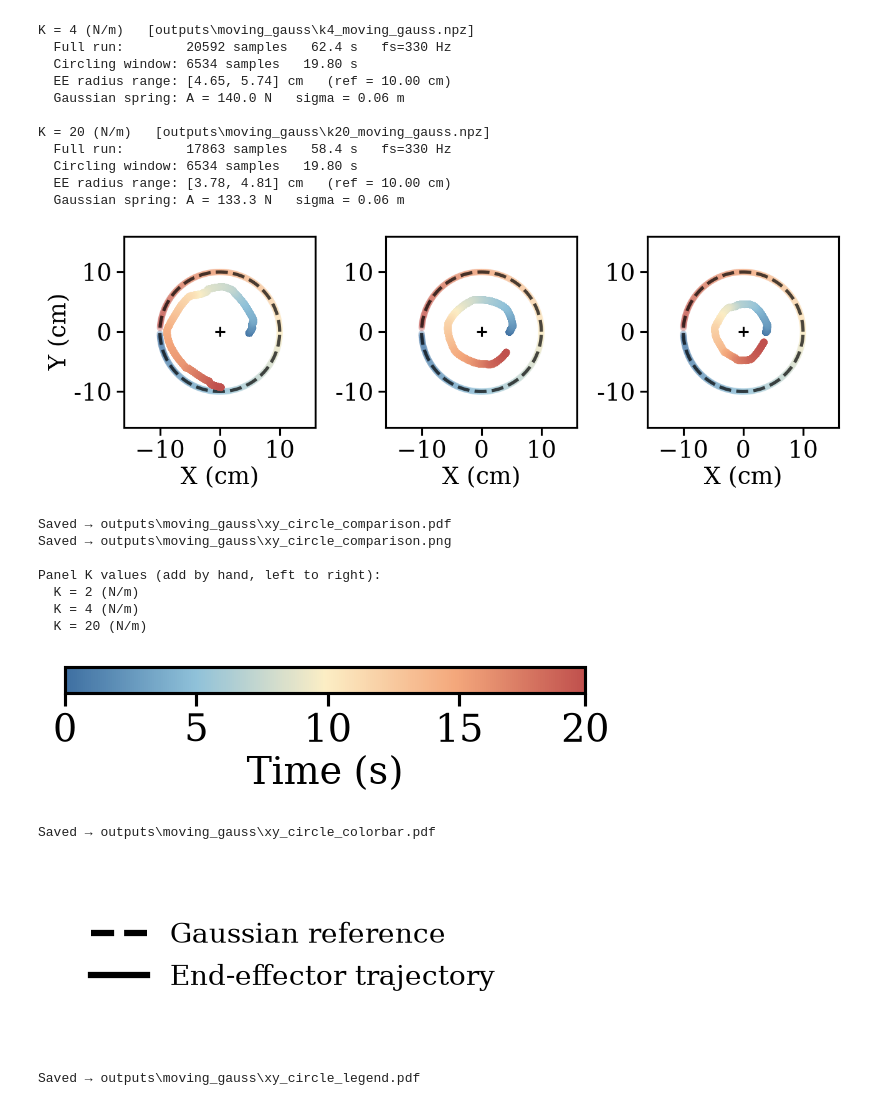
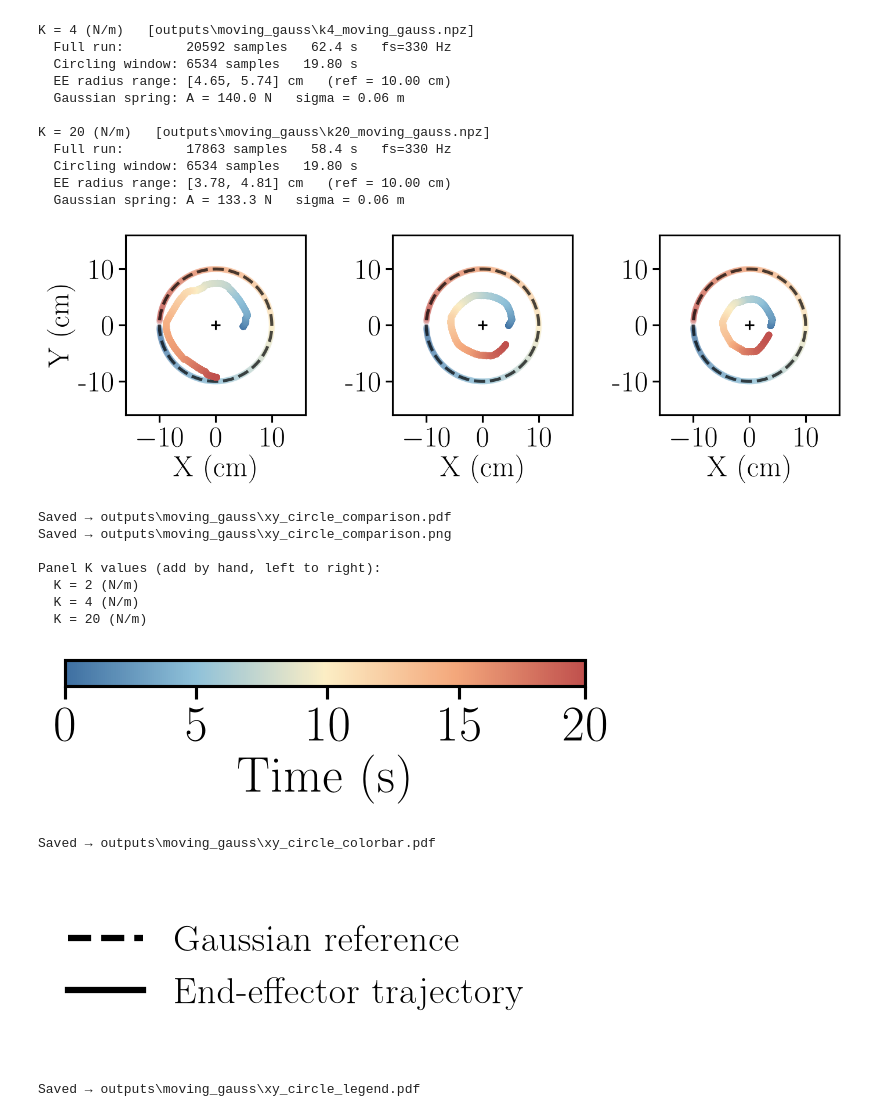
Before and after one commit to CREATE-Lab-EPFL/SoftVMC, a Jupyter notebook: GaussianElement/plot_gauss_moving_gauss.ipynb, the cells around one changed output. Drawn from its saved outputs; the diff is of its cells as text; code cells hidden in the pictures.

```diff
--- a/GaussianElement/plot_gauss_moving_gauss.ipynb
+++ b/GaussianElement/plot_gauss_moving_gauss.ipynb
@@ -3,13 +3,14 @@ import sys, os
 sys.path.insert(0, os.path.abspath('..'))
 from matplotlib.colors import LinearSegmentedColormap
 import matplotlib.pyplot as plt
-from plot_config import COLORS, FIG_W_SINGLE, FIG_W_DOUBLE, PASTEL_CMAP, set_font_size
+from plot_config import COLORS, FIG_W_SINGLE, FIG_W_DOUBLE, PASTEL_CMAP, set_font_size, make_square_panel_row
 GRID = False
-FONT_SIZE = 18
+# Font size + family (LaTeX Computer Modern Roman, via plot_config.mplstyle's
+# default text.usetex=True) match plot_gauss_fixed_gauss.ipynb's companion
+# figure exactly -- no local usetex/font.family override here any more.
+FONT_SIZE = 24
 LEGEND_FONT_SIZE = FONT_SIZE * 0.75  # change to resize legend text only
 set_font_size(FONT_SIZE, LEGEND_FONT_SIZE)
-plt.rcParams['text.usetex'] = False
-plt.rcParams['font.family'] = 'DejaVu Serif'
 
 # Warmer/more saturated time-axis colormap, local to this notebook only --
 # PASTEL_CMAP (plot_config.py) stays the repo-wide default so other figures
@@ -176,65 +177,55 @@ K = 20 (N/m)   [outputs\moving_gauss\k20_moving_gauss.npz]
 # %%
 
 # ---- size / aspect for THIS graph only ----
-# Match plot_gauss_fixed_gauss.ipynb's TOTAL figure width (9in) -- that's
-# what keeps the 18pt font reading the same size across the two companion
-# figures, not equal per-panel width.
-#
-# constrained_layout couldn't actually deliver a small, controllable gap here:
-# each panel is forced aspect='equal' (a square, side fixed by the panel
-# height), and since the 9in total width is wider than N squares + margins,
-# constrained_layout dumps ALL of that leftover width into the inter-panel
-# gap regardless of the wspace/w_pad settings (measured ~1.08in gap even with
-# both cranked to ~0, for N=2). So this figure is laid out by hand instead:
-# pick the gap directly (in inches, genuinely tunable), derive the square
-# panel side from what's left, and place every axes with fig.add_axes.
-W_IN = 9.0    # in -- total figure width, matches plot_gauss_fixed_gauss.ipynb
-GAP  = 0.75   # in -- TUNE THIS: physical gap between adjacent panels
+# Font size/family now match plot_gauss_fixed_gauss.ipynb's companion figure
+# exactly (FONT_SIZE=24, LaTeX Computer Modern Roman, set in the setup cell
+# above) -- their figure widths don't need to match each other (that's a
+# single 6in-wide posture plot, this is a 3-square-panel row; the old comment
+# claiming a shared 9in width was wrong -- fixed_gauss has no 9in figure).
+# Margins/gap below are re-tuned from the previous 18pt version, scaled up
+# for the bigger font. Panels are laid out by make_square_panel_row
+# (plot_config.py) -- see its docstring for why constrained_layout can't
+# deliver a controllable gap for forced-square (aspect='equal') panels.
+W_IN = 10.0   # in -- total figure width
+GAP  = 1.0    # in -- TUNE THIS: physical gap between adjacent panels
 
-LEFT_MARGIN   = 1.2  # in -- room for the left panel's y-label + tick numbers
-RIGHT_MARGIN  = 0.15  # in -- breathing room after the right panel
-BOTTOM_MARGIN = 0.80  # in -- room for x-label + tick numbers (all panels)
-TOP_MARGIN    = 0.10  # in -- breathing room above the panels
+LEFT_MARGIN   = 1.6   # in -- room for the left panel's y-label + tick numbers
+RIGHT_MARGIN  = 0.2   # in -- breathing room after the right panel
+BOTTOM_MARGIN = 1.05  # in -- room for x-label + tick numbers (all panels)
+TOP_MARGIN    = 0.15  # in -- breathing room above the panels
 
 N_PANELS = len(files)  # generalized for the extra middle-K panel
-S    = (W_IN - LEFT_MARGIN - RIGHT_MARGIN - (N_PANELS - 1) * GAP) / N_PANELS  # in -- side of each square panel
-H_IN = S + BOTTOM_MARGIN + TOP_MARGIN
-
-fig = plt.figure(figsize=(W_IN, H_IN))
-axes = [
-    fig.add_axes([(LEFT_MARGIN + i * (S + GAP)) / W_IN, BOTTOM_MARGIN / H_IN, S / W_IN, S / H_IN])
-    for i in range(N_PANELS)
-]
+fig, axes = make_square_panel_row(N_PANELS, W_IN, GAP, LEFT_MARGIN, RIGHT_MARGIN, BOTTOM_MARGIN, TOP_MARGIN)
 
 last_lc = None
 t_max = 0.0
 
 for i, (ax, (title, path)) in enumerate(zip(axes, files.items())):
     t, ee_xy, gauss_xy = load_circle_window(path)
     lc = draw_panel(ax, t, ee_xy, gauss_xy, title, show_ylabel=(i == 0), cmap=TIME_CMAP)
     ax.set_yticks([-10, 0, 10])
     ax.set_yticklabels(['-10', '0', '10'])
     ax.tick_params(axis='y', which='both', left=True, labelleft=True)
     last_lc = lc
     t_max = max(t_max, t[-1])
 
 # No legend and no colorbar on this figure -- both are separate standalone
 # files (next two cells) composed above this one by hand.
 out = os.path.join('outputs', 'moving_gauss', 'xy_circle_comparison.pdf')
 fig.savefig(out)
 out_png = os.path.join('outputs', 'moving_gauss', 'xy_circle_comparison.png')
 fig.savefig(out_png, dpi=300)
 plt.show()
 print(f"Saved → {out}")
 print(f"Saved → {out_png}")
 
 # No in-panel K label on the figure itself -- added by hand.
 # Panel order is left -> right:
 print("\nPanel K values (add by hand, left to right):")
 for title in files:
     print(f"  {title}")
 # %% [output]
-[figure, old version]
+[figure, new version]
 Saved → outputs\moving_gauss\xy_circle_comparison.pdf
 Saved → outputs\moving_gauss\xy_circle_comparison.png
 
@@ -279,7 +270,7 @@ fig_cb.savefig(out_cb)
 plt.show()
 print(f"Saved → {out_cb}")
 # %% [output]
-[figure, old version]
+[figure, new version]
 Saved → outputs\moving_gauss\xy_circle_colorbar.pdf
 # %%
 # Standalone legend -- its own SVG/PDF, NOT part of the panel figure,
@@ -309,5 +300,5 @@ fig_leg.savefig(out_leg)
 plt.show()
 print(f"Saved → {out_leg}")
 # %% [output]
-[figure, old version]
+[figure, new version]
 Saved → outputs\moving_gauss\xy_circle_legend.pdf
```
Also changed, not shown: 8 other files.
